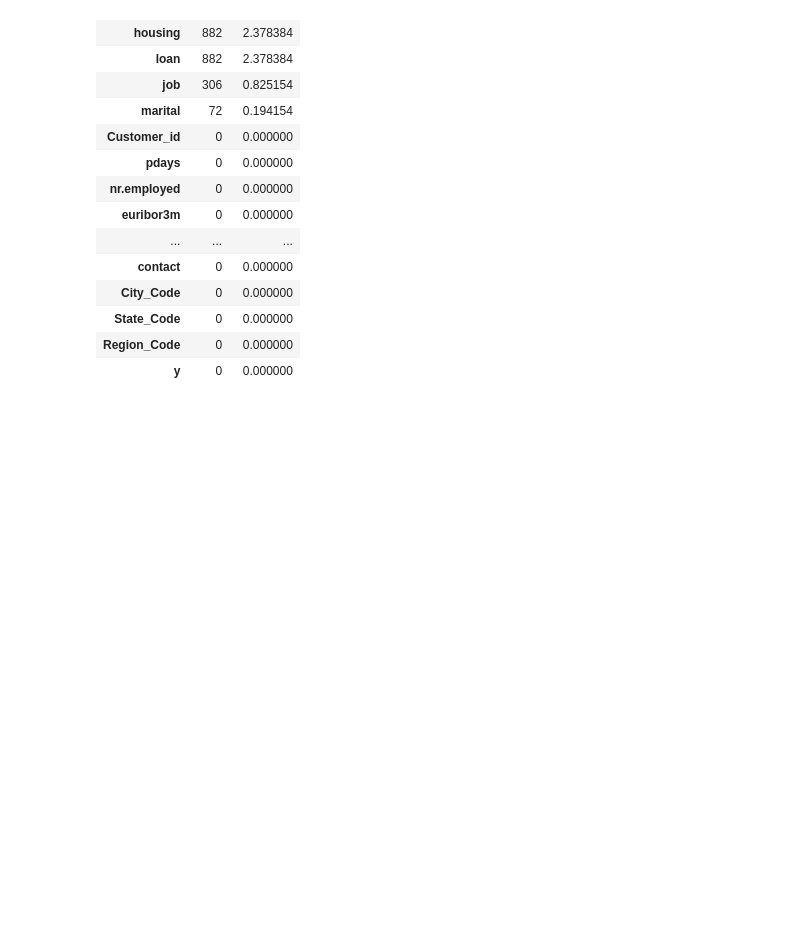
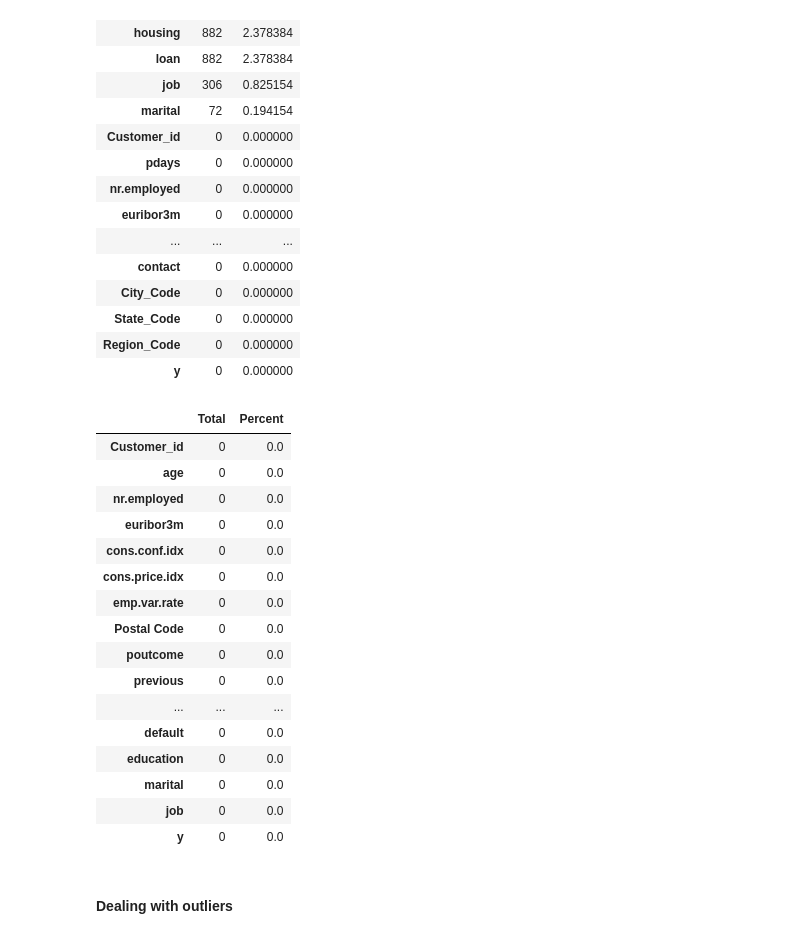
Before and after one commit to Mayank5112/Capstone-Project-5, a Jupyter notebook: capestone-5.ipynb, the cells around one changed output. Cells and saved outputs as stored; diff of their text form; code cells hidden in the pictures; blank space fills up the shorter version.

Commit message:
dealt with outliers

```diff
--- a/capestone-5.ipynb
+++ b/capestone-5.ipynb
@@ -331,0 +330,26 @@ missing(merged_customer_df)
+# %%
+# for the rest of the columns we impute the data using the median
+for column in unknown_columns:
+    mode = merged_customer_df[column].mode()
+    merged_customer_df[column].replace(to_replace=['unknown'], value=mode, inplace=True)
+missing(merged_customer_df)
+# %% [output]
+|  | Total | Percent |
+| Customer_id | 0 | 0.0 |
+| age | 0 | 0.0 |
+| nr.employed | 0 | 0.0 |
+| euribor3m | 0 | 0.0 |
+| cons.conf.idx | 0 | 0.0 |
+| cons.price.idx | 0 | 0.0 |
+| emp.var.rate | 0 | 0.0 |
+| Postal Code | 0 | 0.0 |
+| poutcome | 0 | 0.0 |
+| previous | 0 | 0.0 |
+| ... | ... | ... |
+| default | 0 | 0.0 |
+| education | 0 | 0.0 |
+| marital | 0 | 0.0 |
+| job | 0 | 0.0 |
+| y | 0 | 0.0 |
+# %% [markdown]
+#### Dealing with outliers
```
Also changed, not shown: parts of 1 cell of this notebook.
